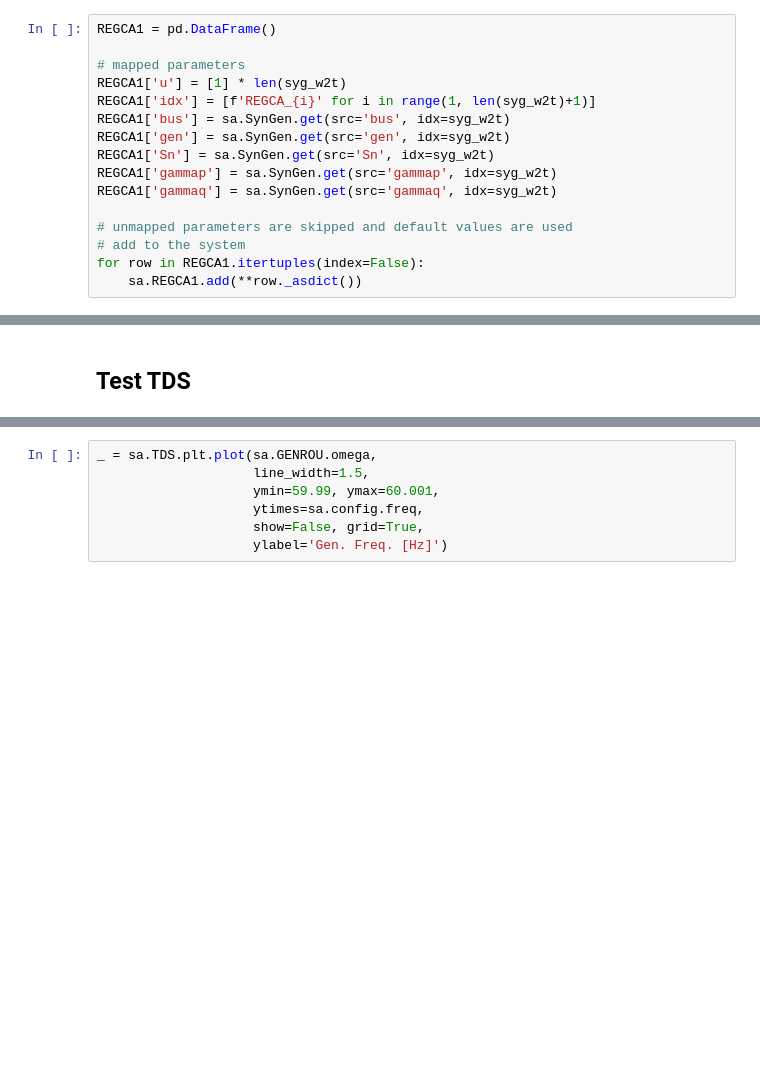
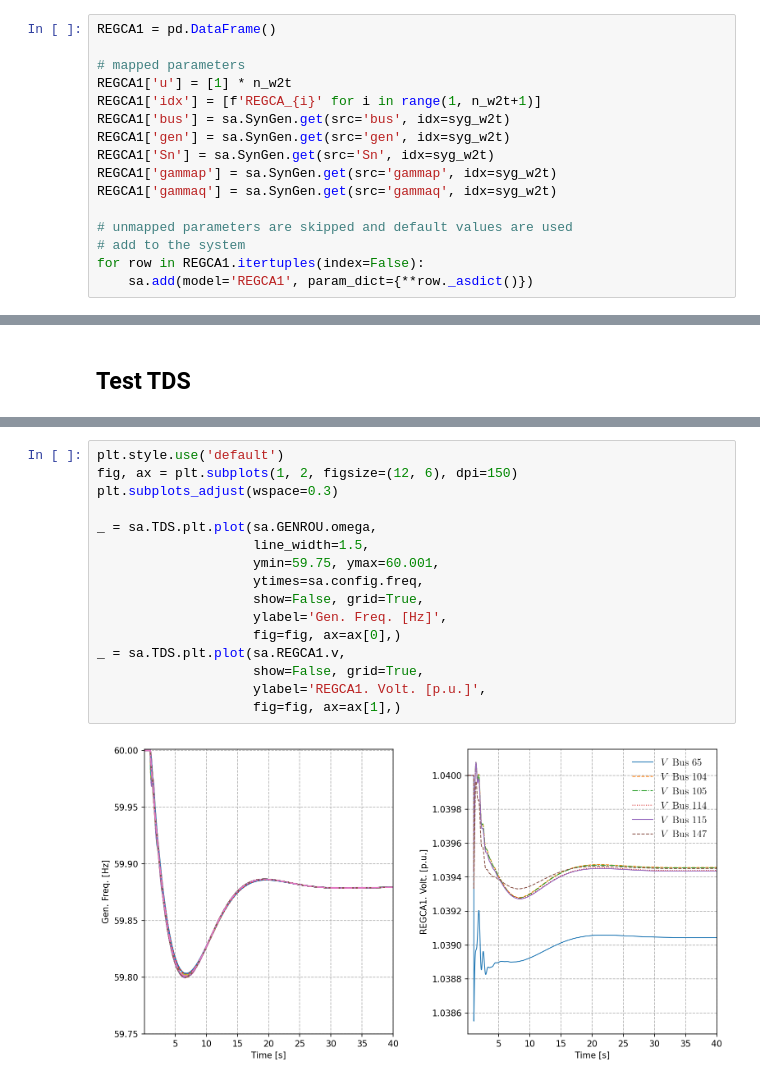
Before and after one commit to jinningwang/thermal_inertia, a Jupyter notebook: DynamicCasePrepare.ipynb, the cells around one changed output, grey strips where cells are left out. Saved outputs shown, nothing was run; the diff lists cells and outputs as text; blank space fills up the shorter version.

```diff
--- a/DynamicCasePrepare.ipynb
+++ b/DynamicCasePrepare.ipynb
@@ -129,8 +220,8 @@ Let's model
 REGCA1 = pd.DataFrame()
 
 # mapped parameters
-REGCA1['u'] = [1] * len(syg_w2t)
-REGCA1['idx'] = [f'REGCA_{i}' for i in range(1, len(syg_w2t)+1)]
+REGCA1['u'] = [1] * n_w2t
+REGCA1['idx'] = [f'REGCA_{i}' for i in range(1, n_w2t+1)]
 REGCA1['bus'] = sa.SynGen.get(src='bus', idx=syg_w2t)
 REGCA1['gen'] = sa.SynGen.get(src='gen', idx=syg_w2t)
 REGCA1['Sn'] = sa.SynGen.get(src='Sn', idx=syg_w2t)
@@ -140,4 +231,4 @@ REGCA1['gammaq'] = sa.SynGen.get(src='gammaq', idx=syg_w2t)
 # unmapped parameters are skipped and default values are used
 # add to the system
 for row in REGCA1.itertuples(index=False):
-    sa.REGCA1.add(**row._asdict())
+    sa.add(model='REGCA1', param_dict={**row._asdict()})
@@ -407,7 +412,18 @@ sa.TDS.run()
 # %%
+plt.style.use('default')
+fig, ax = plt.subplots(1, 2, figsize=(12, 6), dpi=150)
+plt.subplots_adjust(wspace=0.3)
+
 _ = sa.TDS.plt.plot(sa.GENROU.omega,
                     line_width=1.5,
-                    ymin=59.99, ymax=60.001,
+                    ymin=59.75, ymax=60.001,
                     ytimes=sa.config.freq,
                     show=False, grid=True,
-                    ylabel='Gen. Freq. [Hz]')
+                    ylabel='Gen. Freq. [Hz]',
+                    fig=fig, ax=ax[0],)
+_ = sa.TDS.plt.plot(sa.REGCA1.v,
+                    show=False, grid=True,
+                    ylabel='REGCA1. Volt. [p.u.]',
+                    fig=fig, ax=ax[1],)
+# %% [output]
+[figure, added]
```
Also changed, not shown: parts of 33 cells of this notebook, 1 other file.
